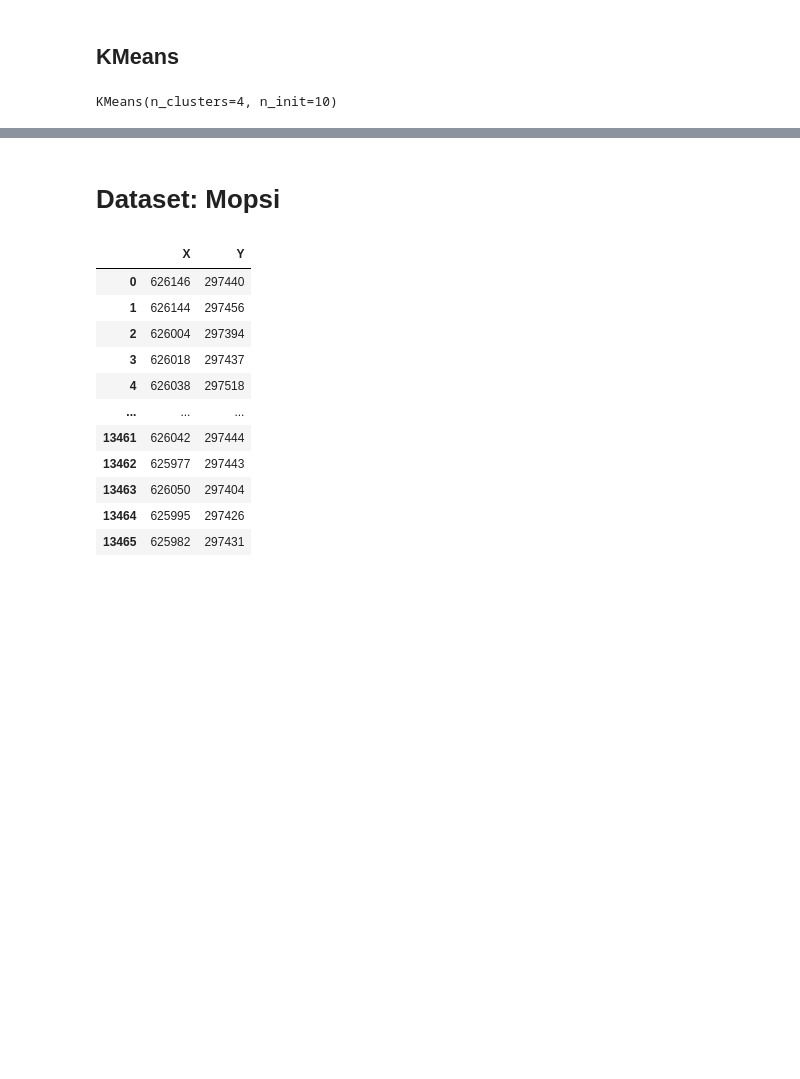
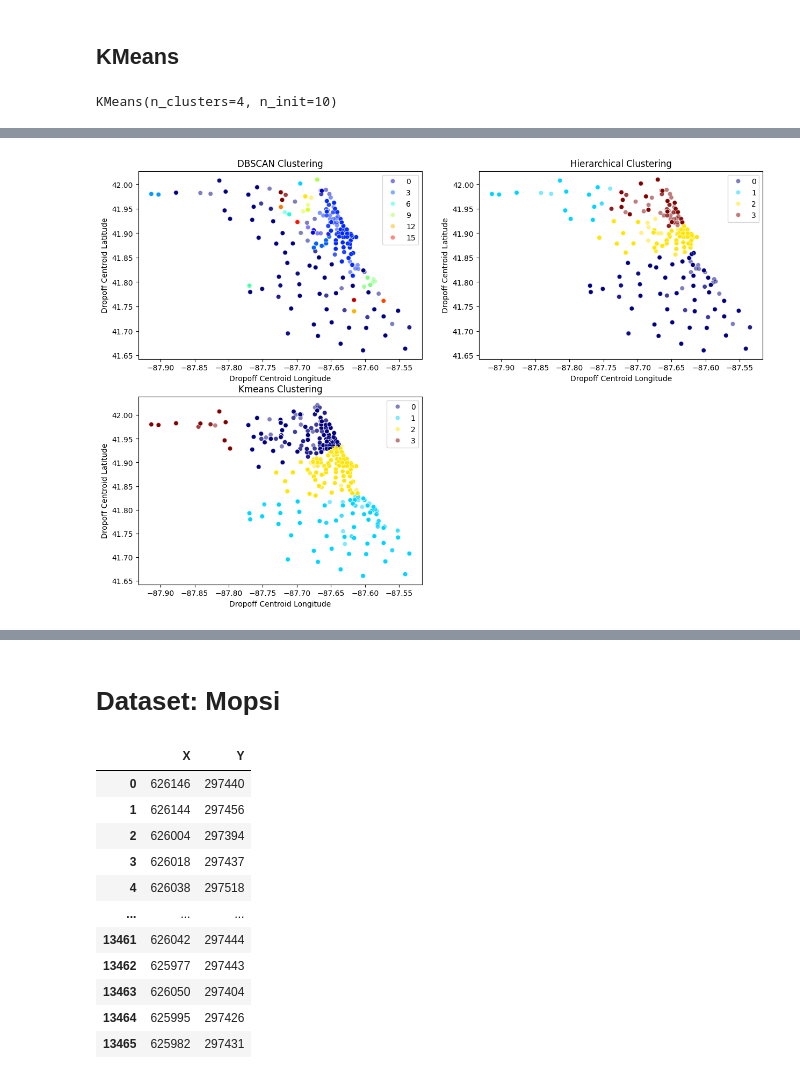
Before and after one commit to USFCA-CS663-Spring2024/kmeans-Sahil1709, a Jupyter notebook: Assignment 2 - Clustering.ipynb, the cells around one changed output, grey strips where cells are left out. Saved outputs shown, nothing was run; the diff lists cells and outputs as text; code cells hidden in the pictures; blank space fills up the shorter version.

```diff
--- a/Assignment 2 - Clustering.ipynb
+++ b/Assignment 2 - Clustering.ipynb
@@ -364,2 +438,28 @@ sns.scatterplot(data=clean_df, x=clean_df['Dropoff Centroid Longitude'], y=clean
+# %%
+# Visualize the clusters
+plt.figure(figsize=(15, 10))
+
+plt.subplot(2, 2, 1)
+sns.scatterplot(data = subset_df, x='Dropoff Centroid Longitude', y='Dropoff Centroid Latitude', hue=dbscan_clusters, palette=plt.get_cmap('jet'), alpha = 0.5)
+plt.title('DBSCAN Clustering')
+plt.xlabel('Dropoff Centroid Longitude')
+plt.ylabel('Dropoff Centroid Latitude')
+
+plt.subplot(2, 2, 2)
+sns.scatterplot(data = subset_df, x='Dropoff Centroid Longitude', y='Dropoff Centroid Latitude', hue=hierarchical_clusters, palette=plt.get_cmap('jet'), alpha = 0.5)
+plt.title('Hierarchical Clustering')
+plt.xlabel('Dropoff Centroid Longitude')
+plt.ylabel('Dropoff Centroid Latitude')
+
+plt.subplot(2, 2, 3)
+sns.scatterplot(data = clean_df, x='Dropoff Centroid Longitude', y='Dropoff Centroid Latitude', hue=kmeans.labels_, palette=plt.get_cmap('jet'), alpha = 0.5)
+plt.title('Kmeans Clustering')
+plt.xlabel('Dropoff Centroid Longitude')
+plt.ylabel('Dropoff Centroid Latitude')
+
+# plt.savefig("dbscan_vs_hierarchical.png")
+plt.show()
+# %% [output]
+[figure, added]
 # %% [markdown]
 ## Q1. Reason for chosing KMeans Clustering
```
Also changed, not shown: parts of 18 cells of this notebook, 2 other files.
